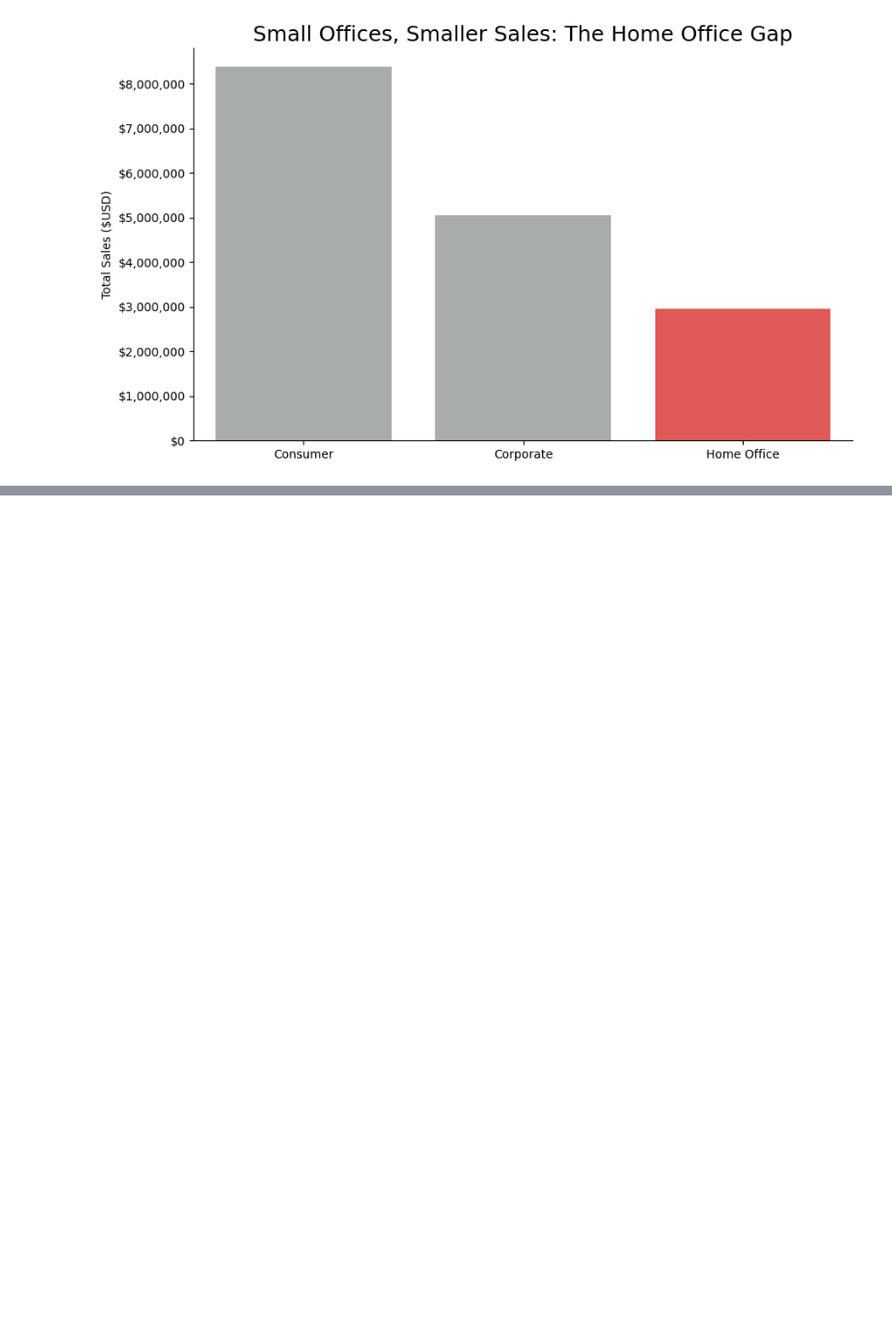
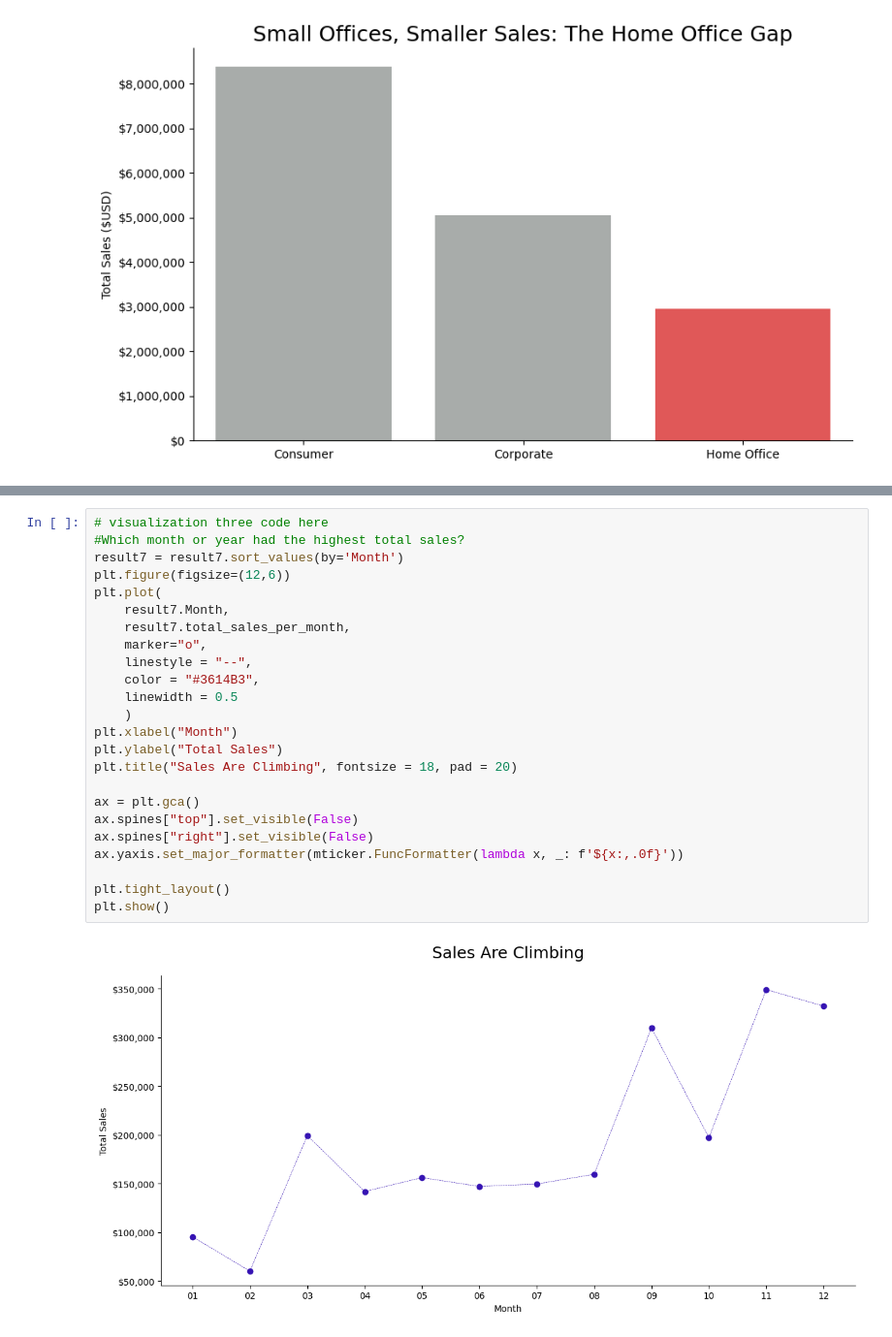
Before and after one commit to jessegarrido/DataAnalysisModule3, a Jupyter notebook: Week4/notebooks/superstore_sales_workflow.ipynb, the cells around one changed output, grey strips where cells are left out. Shown at 97% size. Drawn from its saved outputs; the diff is of its cells as text; blank space fills up the shorter version.

```diff
--- a/Week4/notebooks/superstore_sales_workflow.ipynb
+++ b/Week4/notebooks/superstore_sales_workflow.ipynb
@@ -401,0 +533,26 @@ plt.show()
+# %%
+# visualization three code here
+#Which month or year had the highest total sales?
+result7 = result7.sort_values(by='Month')
+plt.figure(figsize=(12,6))
+plt.plot(
+    result7.Month,
+    result7.total_sales_per_month,
+    marker="o",
+    linestyle = "--",
+    color = "#3614B3",
+    linewidth = 0.5
+    )
+plt.xlabel("Month")
+plt.ylabel("Total Sales")
+plt.title("Sales Are Climbing", fontsize = 18, pad = 20)
+
+ax = plt.gca()
+ax.spines["top"].set_visible(False)
+ax.spines["right"].set_visible(False)
+ax.yaxis.set_major_formatter(mticker.FuncFormatter(lambda x, _: f'${x:,.0f}'))
+
+plt.tight_layout()
+plt.show()
+# %% [output]
+[figure, added]
```
Also changed, not shown: parts of 16 cells of this notebook, 1 other file.
